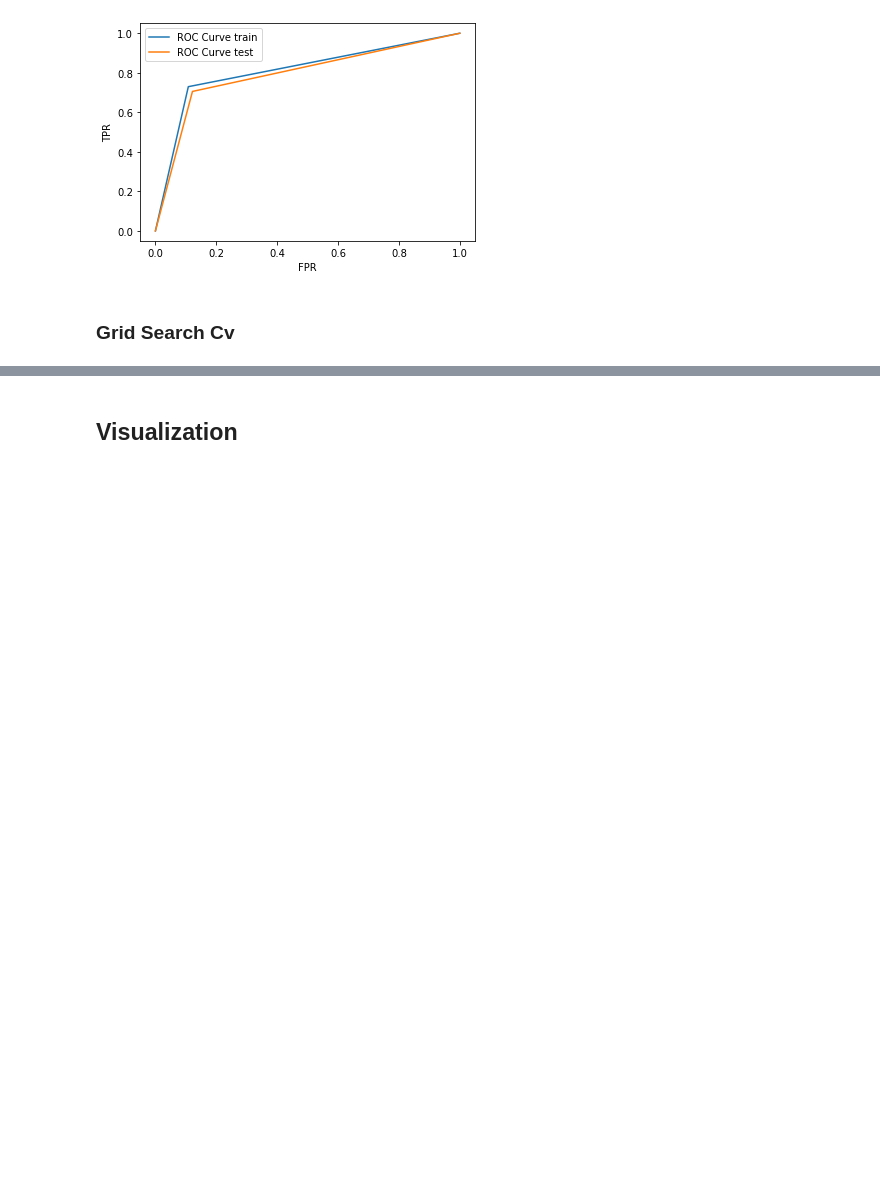
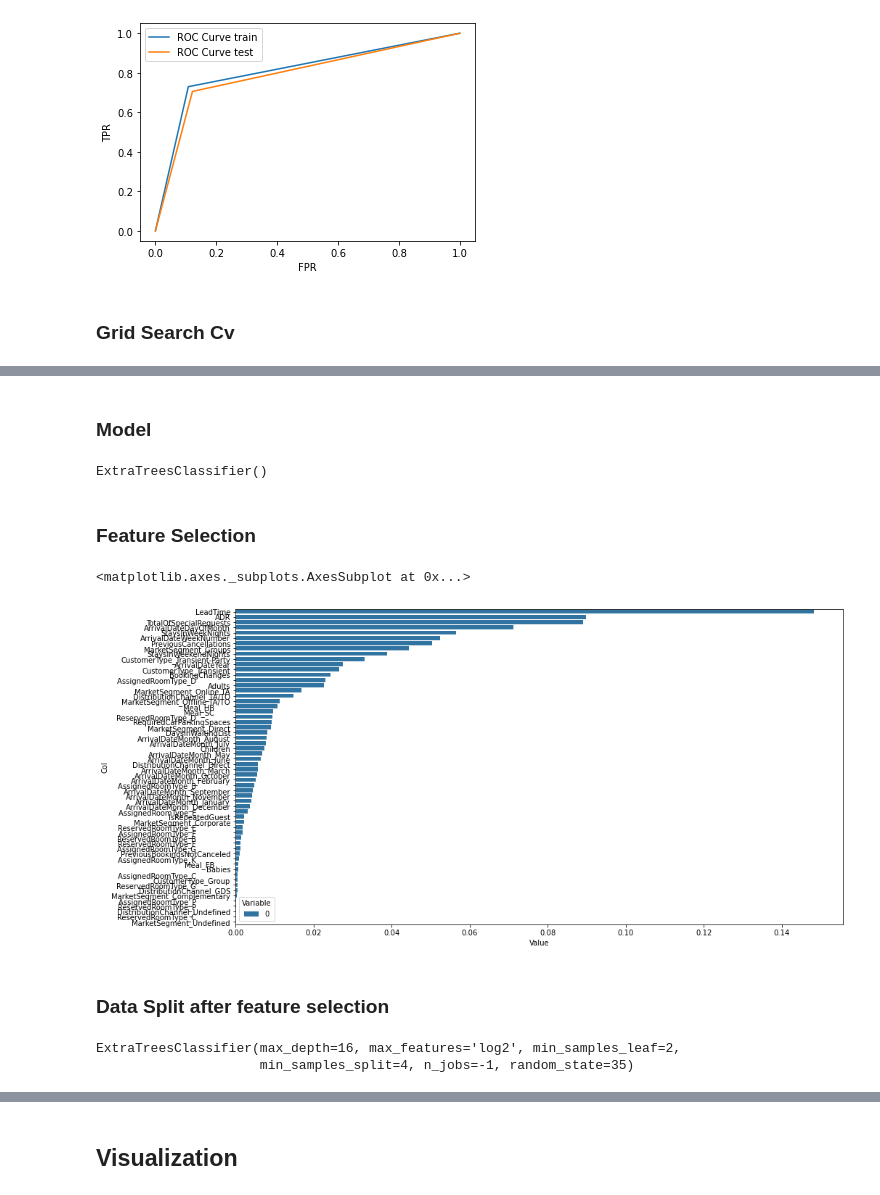
Before and after one commit to its-pedrofonseca/Business-Cases-With-Data-Science, a Jupyter notebook: BC2/BC2.ipynb, the cells around one changed output, grey strips where cells are left out. Drawn from its saved outputs; the diff is of its cells as text; code cells hidden in the pictures; blank space fills up the shorter version.

```diff
--- a/BC2/BC2.ipynb
+++ b/BC2/BC2.ipynb
@@ -1273,0 +1282,25 @@ grid=GridSearchCV(estimator=dt,param_grid=param_grid, cv =5)
+# %%
+X_train, X_test, y_train, y_test = train_test_split(X, y, train_size=0.8, random_state=42)
+# %% [markdown]
+### Model
+# %%
+etc = ExtraTreesClassifier()
+etc.fit(X_train,y_train)
+# %% [output]
+ExtraTreesClassifier()
+# %% [markdown]
+### Feature Selection
+# %%
+importances = etc.feature_importances_
+indices = np.argsort(importances)
+# %%
+zippy = pd.DataFrame(zip(importances))
+zippy['col'] = X_train.columns
+tidy = zippy.melt(id_vars='col').rename(columns=str.title)
+tidy.sort_values(['Value'], ascending = False, inplace = True)
+
+plt.figure(figsize=(15,10))
+sns.barplot(y='Col', x='Value', hue='Variable', data=tidy)
+# %% [output]
+<matplotlib.axes._subplots.AxesSubplot at 0x...>
+[figure, added]
@@ -1273,0 +1309,2 @@ grid=GridSearchCV(estimator=dt,param_grid=param_grid, cv =5)
+# %% [markdown]
+###  Data Split after feature selection
@@ -1273,0 +1313,6 @@ grid=GridSearchCV(estimator=dt,param_grid=param_grid, cv =5)
+# %%
+etc = ExtraTreesClassifier(max_depth=16,min_samples_split=4,min_samples_leaf=2,max_features='log2',random_state=35,n_jobs=-1)
+etc.fit(X_train,y_train)
+# %% [output]
+ExtraTreesClassifier(max_depth=16, max_features='log2', min_samples_leaf=2,
+                     min_samples_split=4, n_jobs=-1, random_state=35)
```
Also changed, not shown: parts of 32 cells of this notebook.
